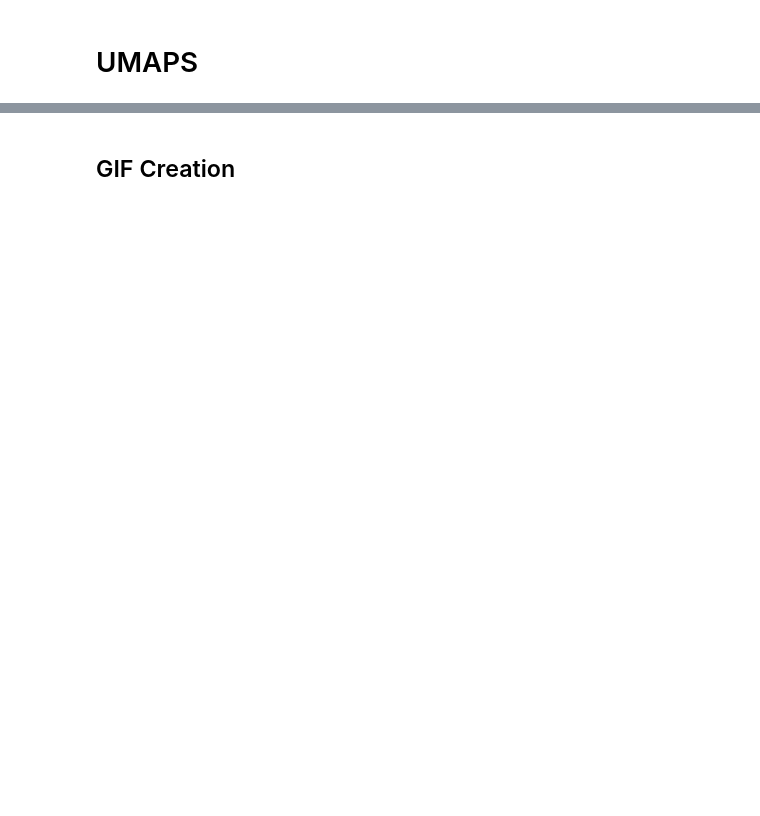
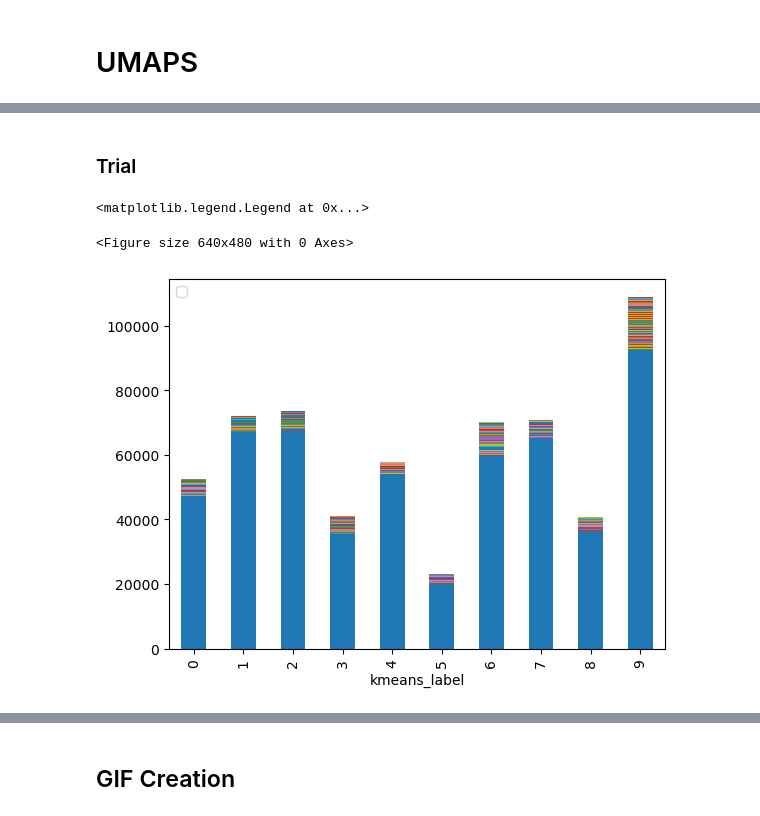
Before and after one commit to padillacoreanolab/pose_tracking_repo, a Jupyter notebook: results/tube_test_analysis/tube_test_features.ipynb, the cells around one changed output, grey strips where cells are left out. Saved outputs shown, nothing was run; the diff lists cells and outputs as text; code cells hidden in the pictures; blank space fills up the shorter version.

```diff
--- a/results/tube_test_analysis/tube_test_features.ipynb
+++ b/results/tube_test_analysis/tube_test_features.ipynb
@@ -1040,0 +1053,13 @@ plt.show()
+# %% [markdown]
+### Trial
+# %%
+cluster_grouping_trial = subsample_df.groupby(['kmeans_label','trial_indice'])
+
+trial_counts = cluster_grouping_trial['trial_indice'].value_counts().unstack()
+plt.figure()
+trial_counts.plot(kind='bar', stacked=True)
+plt.legend([])
+# %% [output]
+<matplotlib.legend.Legend at 0x...>
+<Figure size 640x480 with 0 Axes>
+[figure, added]
```
Also changed, not shown: parts of 55 cells of this notebook.
